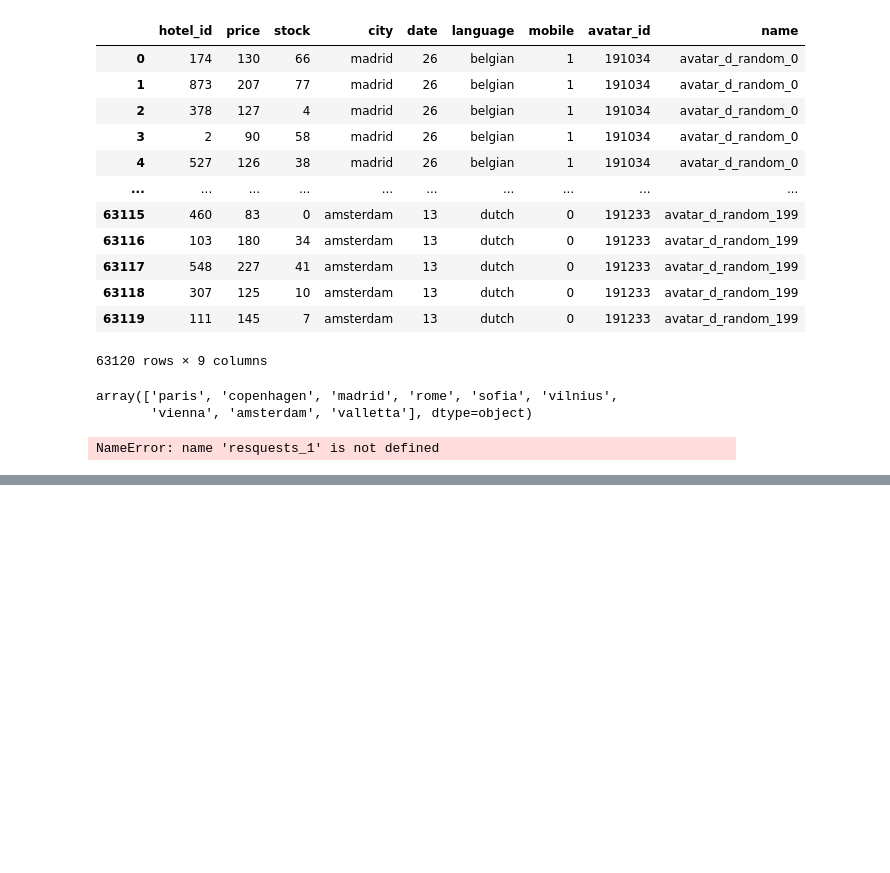
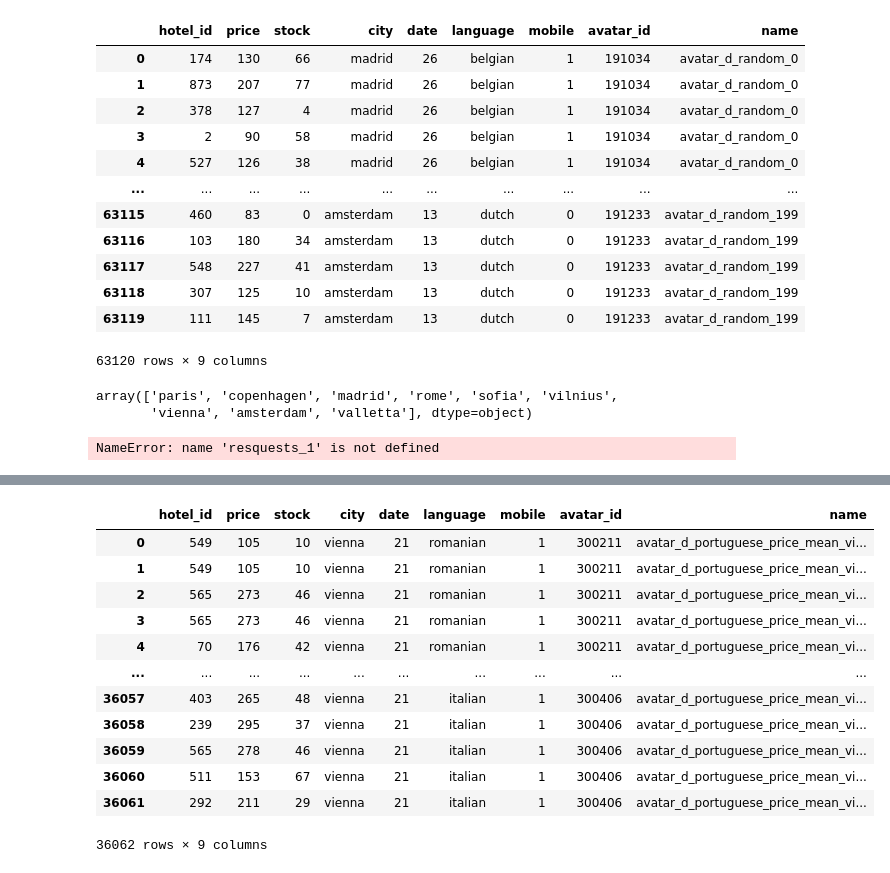
Before and after one commit to EliseBcl/D-fi_IA_2023, a Jupyter notebook: defi_ia_2023.ipynb, the cells around one changed output, grey strips where cells are left out. Saved outputs shown, nothing was run; the diff lists cells and outputs as text; code cells hidden in the pictures; blank space fills up the shorter version.

Commit message:
requests 9

```diff
--- a/defi_ia_2023.ipynb
+++ b/defi_ia_2023.ipynb
@@ -1131,10 +1087,10 @@ for w in range(6):
         for h in range(2):
             a = random.randint(-2,2)
             b = random.randint(0,1)
-            name = "avatar_d_"+str(language[j])+"_expensive_villes"+"_date_"+str(date_list[h] + a)
+            name = "avatar_d_"+str(language[j])+"_price_mean_villes"+"_date_"+str(date_list[h] + a)
             params = {"avatar_name": name ,
                     "language": language[j],
-                    "city": cities_expensive[0],
+                    "city": cities_price_mean[0],
                     "date": date_list[h] + a,
                     "mobile": b}
             print(params)
@@ -1150,7 +1106,7 @@ for w in range(6):
 
 pricing_requests = pd.concat(pricing_requests)
 matrix_avatar_df = pd.DataFrame(matrix_avatar)
-sub_matrix_7 = pd.merge(pricing_requests,matrix_avatar_df)
-sub_matrix_7.to_csv('requests_7.csv')
-display(sub_matrix_7)
+sub_matrix_9 = pd.merge(pricing_requests,matrix_avatar_df)
+sub_matrix_9.to_csv('requests_9_part1.csv')
+display(sub_matrix_9)
 # %% [output]
@@ -1281,0 +1126,7 @@ display(sub_matrix_7_part3)
+# %%
+new_matrix = pd.DataFrame(sub_matrix_9['name'].unique(),columns = ['name'])
+visualisation = pd.merge(new_matrix,sub_matrix_9, copy = False)
+subset_requests = sub_matrix_9[['name', 'avatar_id', 'date', 'language', 'mobile', 'city']]
+visualisation = subset_requests.drop_duplicates()
+display(visualisation)
+print(visualisation.shape)
@@ -1281,0 +1193,45 @@ display(sub_matrix_7_part3)
+# %%
+cities_expensive = ['paris', 'copenhagen', 'amsterdam']
+cities_cheap = ['sofia', 'vilnius', 'madrid']
+cities_price_mean = ['valletta', 'rome', 'vienna']
+date_list = [20,10]
+
+matrix_avatar = pd.DataFrame([],columns = ['avatar_id', 'name'])
+pricing_requests = []
+compteur = 0
+
+for i in range(visualisation.shape[0]):
+
+    params = {"avatar_name": visualisation.iloc[i]['name'] ,
+                "language": visualisation.iloc[i]['language'],
+                "city": cities_price_mean[2]  ,
+                "date": visualisation.iloc[i]['date'] ,
+                "mobile": visualisation.iloc[i]['mobile'],
+                }
+#     print(params)
+
+    r1 = requests.get(path(f"pricing/{user_id}"), params=params)
+    pricing_requests.append(pd.DataFrame(r1.json()['prices']).assign(**r1.json()['request']))
+    df_tmp = pd.DataFrame([(r1.json()['request']['avatar_id'],name)], columns=['avatar_id', 'name'])
+    matrix_avatar = matrix_avatar.append(df_tmp)
+
+
+pricing_requests = pd.concat(pricing_requests)
+matrix_avatar_df = pd.DataFrame(matrix_avatar)
+sub_matrix_9_part3 = pd.merge(pricing_requests,matrix_avatar_df)
+sub_matrix_9_part3.to_csv('requests_9_part3.csv')
+display(sub_matrix_9_part3)
+# %% [output]
+|  | hotel_id | price | stock | city | date | language | mobile | avatar_id | name |
+| 0 | 549 | 105 | 10 | vienna | 21 | romanian | 1 | 300211 | avatar_d_portuguese_price_mean_vi... |
+| 1 | 549 | 105 | 10 | vienna | 21 | romanian | 1 | 300211 | avatar_d_portuguese_price_mean_vi... |
+| 2 | 565 | 273 | 46 | vienna | 21 | romanian | 1 | 300211 | avatar_d_portuguese_price_mean_vi... |
+| 3 | 565 | 273 | 46 | vienna | 21 | romanian | 1 | 300211 | avatar_d_portuguese_price_mean_vi... |
+| 4 | 70 | 176 | 42 | vienna | 21 | romanian | 1 | 300211 | avatar_d_portuguese_price_mean_vi... |
+| ... | ... | ... | ... | ... | ... | ... | ... | ... | ... |
+| 36057 | 403 | 265 | 48 | vienna | 21 | italian | 1 | 300406 | avatar_d_portuguese_price_mean_vi... |
+| 36058 | 239 | 295 | 37 | vienna | 21 | italian | 1 | 300406 | avatar_d_portuguese_price_mean_vi... |
+| 36059 | 565 | 278 | 46 | vienna | 21 | italian | 1 | 300406 | avatar_d_portuguese_price_mean_vi... |
+| 36060 | 511 | 153 | 67 | vienna | 21 | italian | 1 | 300406 | avatar_d_portuguese_price_mean_vi... |
+| 36061 | 292 | 211 | 29 | vienna | 21 | italian | 1 | 300406 | avatar_d_portuguese_price_mean_vi... |
+36062 rows × 9 columns
```
Also changed, not shown: parts of 9 cells of this notebook.
